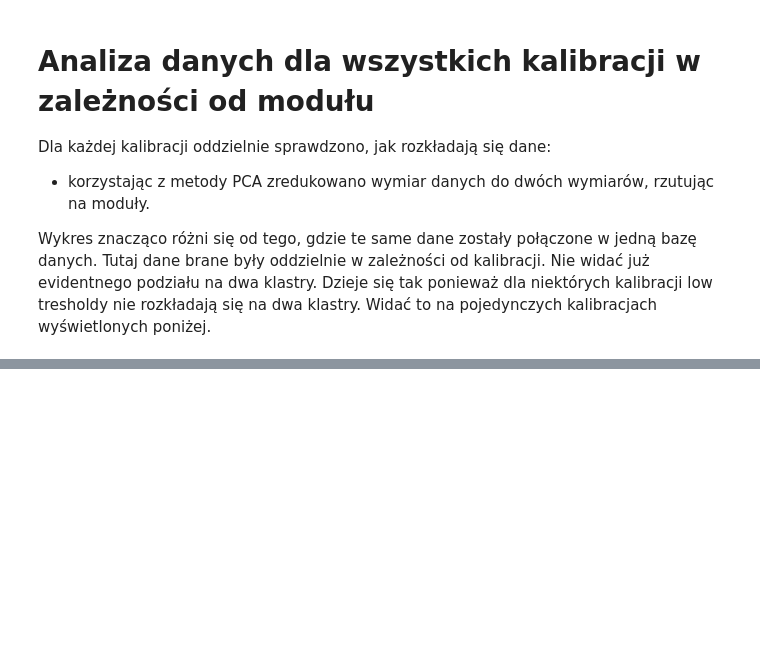
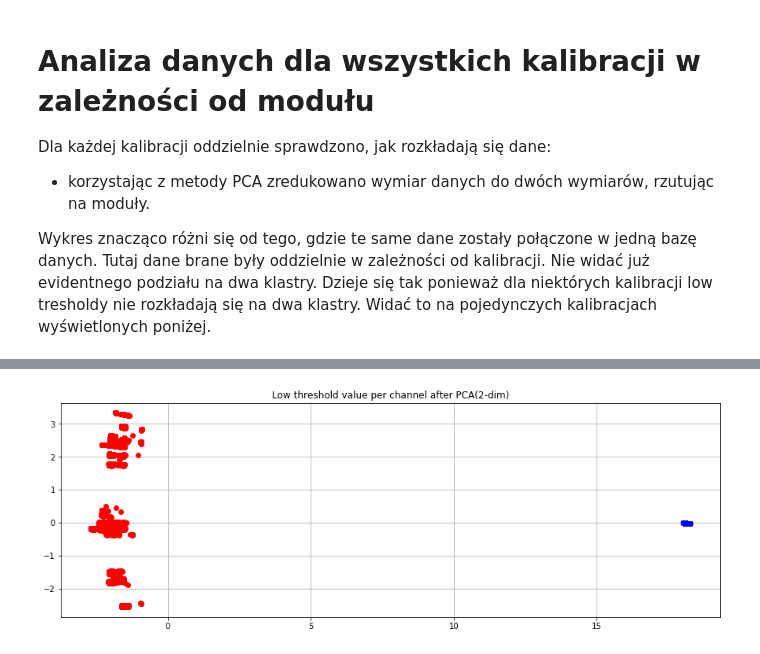
Before and after one commit to Czerwooonka/pracaMagisterska-WizualizacjaDanych, a Jupyter notebook: PCA/Low_threshold.ipynb, the cells around one changed output, grey strips where cells are left out. Cells and saved outputs as stored; diff of their text form; code cells hidden in the pictures; blank space fills up the shorter version.

```diff
--- a/PCA/Low_threshold.ipynb
+++ b/PCA/Low_threshold.ipynb
@@ -358,0 +407,13 @@ for file in data_filesT:
+# %%
+print("Blue elements")
+print("[channel number, amount]")
+snR = [[x,sensor_numbersR_r.count(x)] for x in set(sensor_numbersR_r)]
+snB = [[x,sensor_numbersB_r.count(x)] for x in set(sensor_numbersB_r)]
+maxR = len(snR)
+maxB = len(snB)
+for i in range(maxB):
+    print("[{:>14}, {:>6}]".format(snB[i][0], snB[i][1]))
+
+print("")
+print("Red elements amount:")
+print(maxR)
@@ -358,0 +445,42 @@ for file in data_filesT:
+# %%
+fig, ax = plt.subplots()
+sensor_numbersR_phi = []
+sensor_numbersB_phi = []
+for file in data_filesT:
+    #print(file)
+    data2 = pd.DataFrame()
+    data = pd.read_csv(file ,sep=' ', header=None, engine='python', error_bad_lines=False, warn_bad_lines=False)
+    data = data[data[0].str.contains("low_threshold")]
+    data = data[pd.DataFrame(data[1].tolist()).isin(phi_sensors_names).any(1)]
+    names = data[1].tolist()
+    data2 = data.loc[:, 2:2305]
+
+    data2.index = names
+    data2.columns = range(2304)
+
+    data_PCA = data2.T
+
+    x = data_PCA.loc[:, names].values
+    x = StandardScaler().fit_transform(x)
+
+    pca = PCA(n_components=2)
+    principalComponents = pca.fit_transform(x)
+    principalDf = pd.DataFrame(data = principalComponents, columns = ['pc1', 'pc2'])
+    #print(principalDf)
+
+    ax.set_title('Low threshold value per channel after PCA(2-dim)')
+
+    for i in principalDf.index:
+        if principalDf['pc1'][i] < 5:
+            ax.plot(principalDf['pc1'][i], principalDf['pc2'][i], 'ro')
+            sensor_numbersR_phi.append(i)
+        else:
+            ax.plot(principalDf['pc1'][i], principalDf['pc2'][i], 'bo')
+            sensor_numbersB_phi.append(i)
+
+plt.rcParams['figure.figsize'] = [15,5]
+ax.grid()
+plt.show()
+#print(sensor_numbers)
+# %% [output]
+[figure, added]
```
Also changed, not shown: parts of 14 cells of this notebook, 2 other files.
